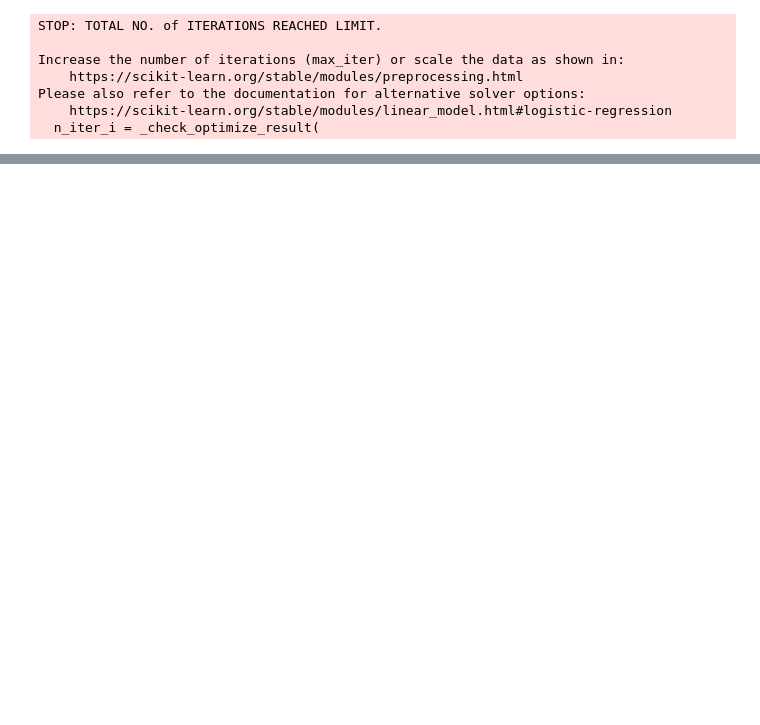
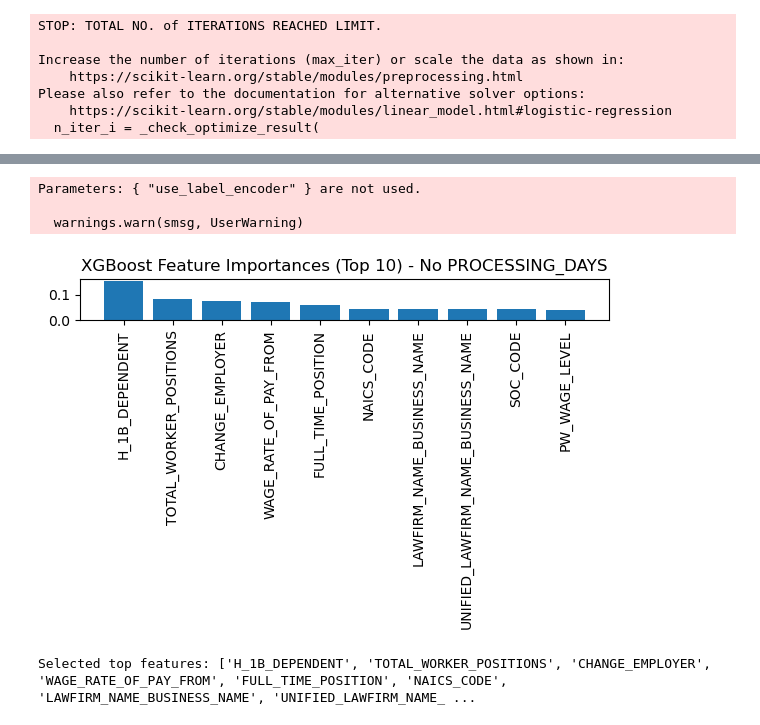
Before and after one commit to Rosie-Chenyr/Advanced-H1B-LCA-Data-Analysis-Project, a Jupyter notebook: FinalProject.ipynb, the cells around one changed output, grey strips where cells are left out. Saved outputs shown, nothing was run; the diff lists cells and outputs as text; code cells hidden in the pictures; blank space fills up the shorter version.

```diff
--- a/FinalProject.ipynb
+++ b/FinalProject.ipynb
@@ -271,0 +325,6 @@ Baseline model accuracy: 0.9906
+# %%
+df_filtered = data[data['CASE_STATUS'].isin(['Certified','Denied'])].copy()
+print("Original shape:", data.shape)
+print("Filtered shape (CERTIFIED vs DENIED):", df_filtered.shape)
+print("Value counts:\n", df_filtered['CASE_STATUS'].value_counts(dropna=False))
+print(df_filtered.head())
@@ -271,0 +353,13 @@ Baseline model accuracy: 0.9906
+# %%
+df_cert = df_filtered[df_filtered['CASE_STATUS'] == 'Certified']
+df_denied = df_filtered[df_filtered['CASE_STATUS'] == 'Denied']
+
+print("\nCertified shape:", df_cert.shape)
+print("Denied shape:", df_denied.shape)
+
+# Undersample to match the smaller group
+df_cert_sample = df_cert.sample(n=len(df_denied), random_state=42)
+df_balanced = pd.concat([df_cert_sample, df_denied], axis=0)
+
+print("\nBalanced shape:", df_balanced.shape)
+print(df_balanced['CASE_STATUS'].value_counts())
@@ -271,0 +561,51 @@ Baseline model accuracy: 0.9906
+# %%
+# Drop the PROCESSING_DAYS column
+df_balanced.drop(columns=['PROCESSING_DAYS'], errors='ignore', inplace=True)
+
+# Confirm we still have 'CASE_STATUS' and other columns
+print("Columns after dropping PROCESSING_DAYS:\n", df_balanced.columns.tolist())
+
+df_fs2 = df_balanced.copy()
+
+# Convert target to 0/1
+df_fs2['CASE_STATUS'] = df_fs2['CASE_STATUS'].map({'Certified':0, 'Denied':1})
+
+y_fs2 = df_fs2['CASE_STATUS']
+X_fs2 = df_fs2.drop(columns=['CASE_STATUS'])
+
+# Ensure no datetime columns slip into XGBoost:
+date_cols = [col for col in X_fs2.columns if pd.api.types.is_datetime64_any_dtype(X_fs2[col])]
+if date_cols:
+    print("Dropping datetime columns:", date_cols)
+    X_fs2.drop(columns=date_cols, inplace=True)
+
+# Label/factor-encode any object columns to keep XGBoost happy
+obj_cols = X_fs2.select_dtypes(include='object').columns
+for col in obj_cols:
+    X_fs2[col] = pd.factorize(X_fs2[col].astype(str))[0]
+
+xgb_fs2 = xgb.XGBClassifier(use_label_encoder=False, eval_metric='logloss', random_state=42)
+xgb_fs2.fit(X_fs2, y_fs2)
+
+importances2 = xgb_fs2.feature_importances_
+feat_names2 = X_fs2.columns.tolist()
+idx_sorted2 = importances2.argsort()[::-1]
+
+print("\n--- New Feature Importance (XGBoost) after dropping PROCESSING_DAYS ---")
+for i in idx_sorted2:
+    print(f"{feat_names2[i]}: {importances2[i]:.4f}")
+
+# Plot top 10 again
+top_n = 10
+plt.figure(figsize=(6,4))
+plt.title("XGBoost Feature Importances (Top 10) - No PROCESSING_DAYS")
+plt.bar(range(top_n), importances2[idx_sorted2[:top_n]], align='center')
+plt.xticks(range(top_n), [feat_names2[j] for j in idx_sorted2[:top_n]], rotation=90)
+plt.tight_layout()
+plt.show()
+
+# Let's pick top 8 features, for example
+N = 8
+best_feats2 = [feat_names2[j] for j in idx_sorted2[:N]]
+print("\nSelected top features:", best_feats2)
+# %% [output]
@@ -271,0 +629,5 @@ Baseline model accuracy: 0.9906
+Parameters: { "use_label_encoder" } are not used.
+
+  warnings.warn(smsg, UserWarning)
+[figure, added]
+Selected top features: ['H_1B_DEPENDENT', 'TOTAL_WORKER_POSITIONS', 'CHANGE_EMPLOYER', 'WAGE_RATE_OF_PAY_FROM', 'FULL_TIME_POSITION', 'NAICS_CODE', 'LAWFIRM_NAME_BUSINESS_NAME', 'UNIFIED_LAWFIRM_NAME_ ...
```
Also changed, not shown: parts of 51 cells of this notebook, 1 other file.
